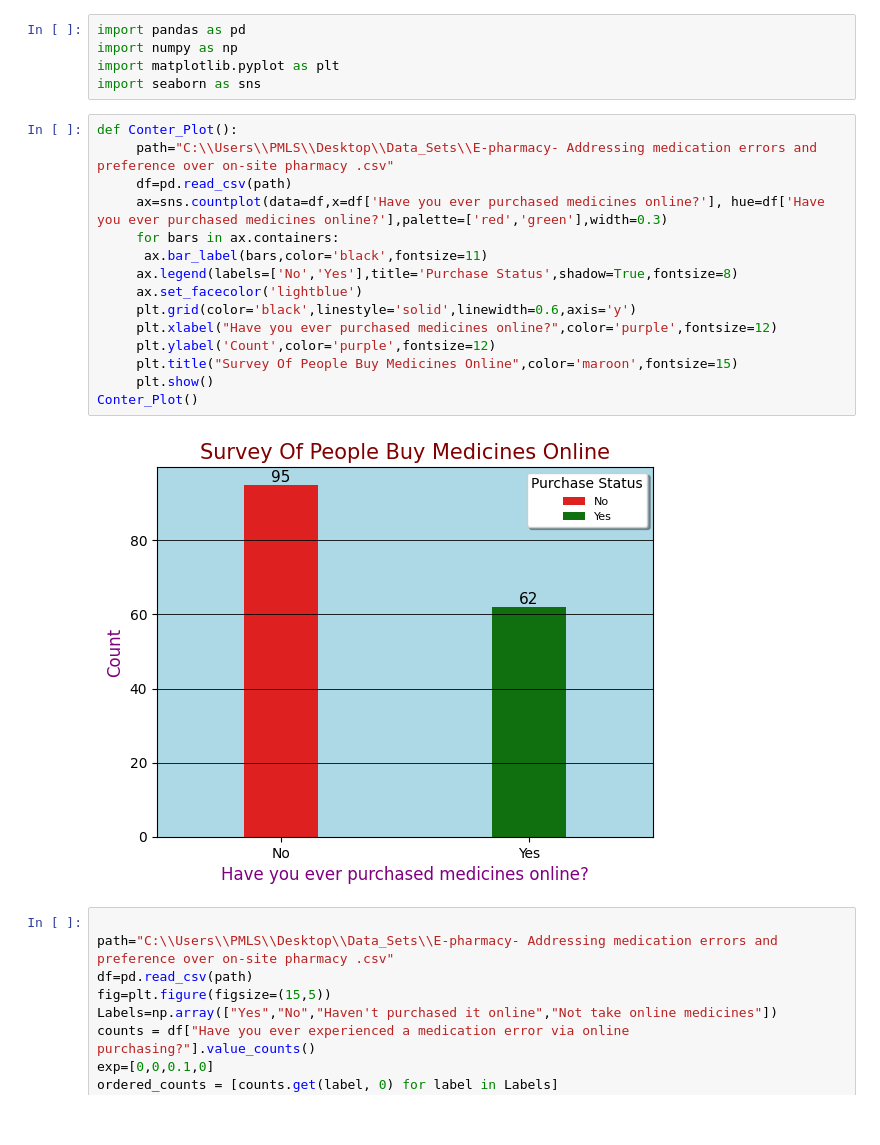
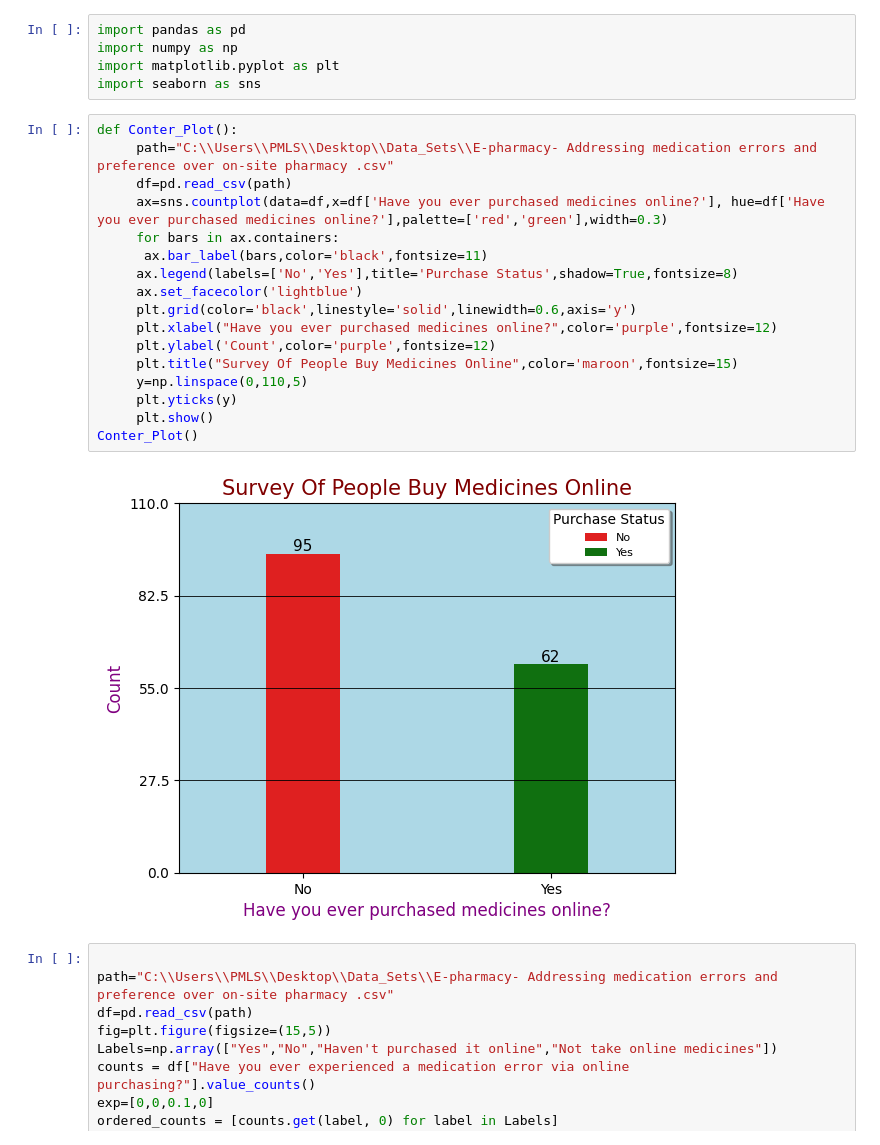
Before and after one commit to Hasnain-Sidd/Data-Science, a Jupyter notebook: On_Site_Pharmacy.ipynb, the cells around one changed output. Saved outputs shown, nothing was run; the diff lists cells and outputs as text.

```diff
--- a/On_Site_Pharmacy.ipynb
+++ b/On_Site_Pharmacy.ipynb
@@ -6,20 +6,22 @@ import seaborn as sns
 # %%
 def Conter_Plot():
      path="C:\\Users\\PMLS\\Desktop\\Data_Sets\\E-pharmacy- Addressing medication errors and preference over on-site pharmacy .csv"
      df=pd.read_csv(path)
      ax=sns.countplot(data=df,x=df['Have you ever purchased medicines online?'], hue=df['Have you ever purchased medicines online?'],palette=['red','green'],width=0.3)
      for bars in ax.containers:
       ax.bar_label(bars,color='black',fontsize=11)
      ax.legend(labels=['No','Yes'],title='Purchase Status',shadow=True,fontsize=8)
      ax.set_facecolor('lightblue')
      plt.grid(color='black',linestyle='solid',linewidth=0.6,axis='y')
      plt.xlabel("Have you ever purchased medicines online?",color='purple',fontsize=12)
      plt.ylabel('Count',color='purple',fontsize=12)
      plt.title("Survey Of People Buy Medicines Online",color='maroon',fontsize=15)
+     y=np.linspace(0,110,5)
+     plt.yticks(y)
      plt.show()
 Conter_Plot()
 # %% [output]
-[figure, old version]
+[figure, new version]
 # %%
 
 path="C:\\Users\\PMLS\\Desktop\\Data_Sets\\E-pharmacy- Addressing medication errors and preference over on-site pharmacy .csv"
```
